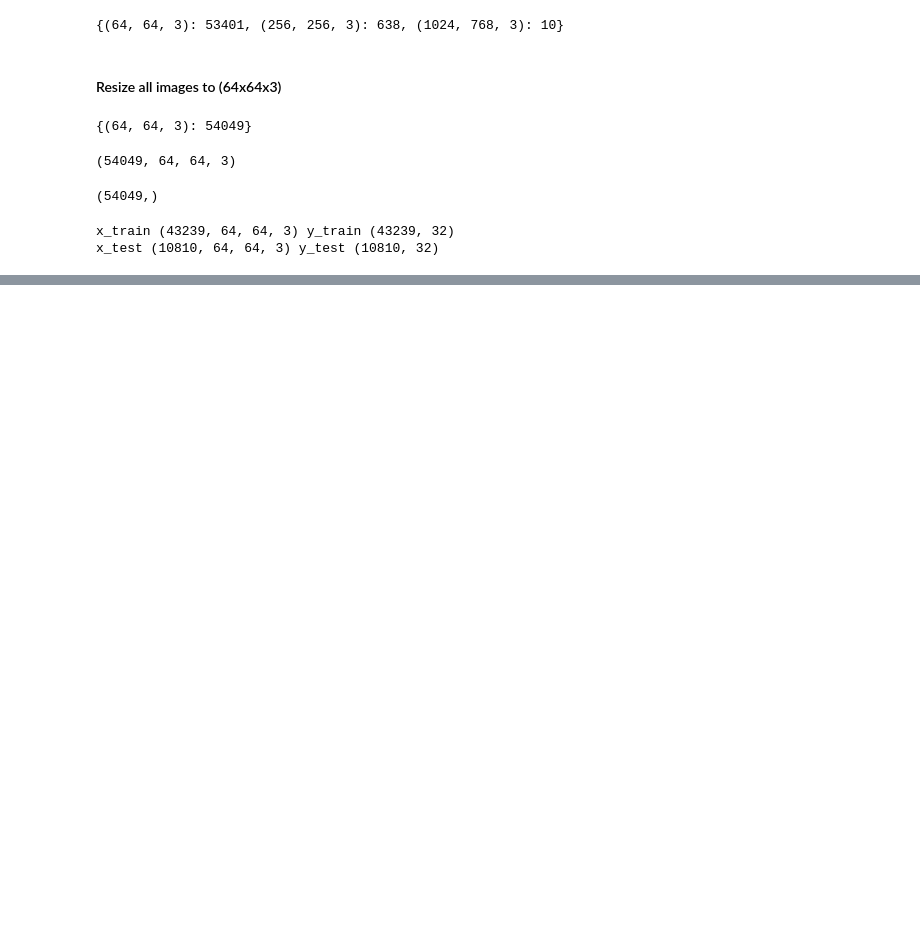
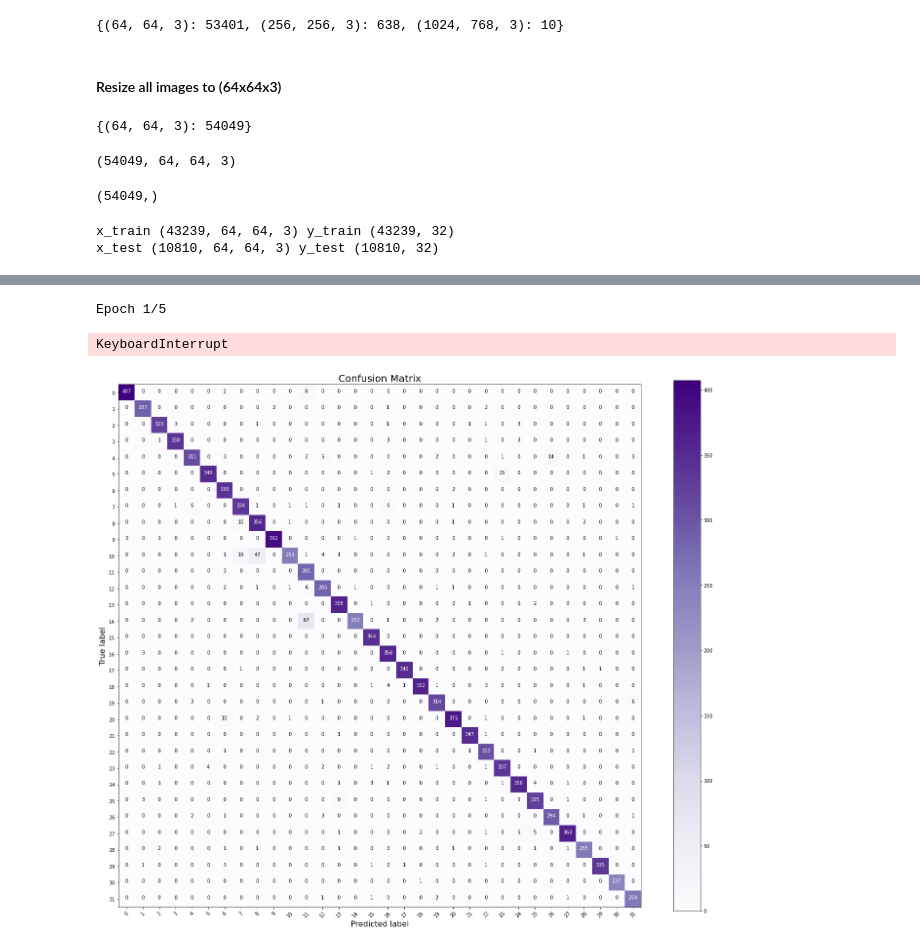
Before and after one commit to taslimamindia/ProjectResNet, a Jupyter notebook: cnn_with_resnet.ipynb, the cells around one changed output, grey strips where cells are left out. Saved outputs shown, nothing was run; the diff lists cells and outputs as text; code cells hidden in the pictures; blank space fills up the shorter version.

```diff
--- a/cnn_with_resnet.ipynb
+++ b/cnn_with_resnet.ipynb
@@ -77,6 +86,7 @@ label_encoder = preprocessing.LabelEncoder()
 y = labels
 # # Encode labels in column 'species'.
 y['Class'] = label_encoder.fit_transform(y['Class'])
+uniq_labels=y["Class"].unique()
 y = y['Class'].to_numpy()
 y.shape
 # %% [output]
@@ -96,5 +112,8 @@ x_test (10810, 64, 64, 3) y_test (10810, 32)
 # %%
 #Initialising ResNet50
-classifier_resnet = ResNet50(input_shape= (64, 64, 3),include_top=False,weights='imagenet')
+# classifier_resnet = ResNet50(input_shape= (64, 64, 3),include_top=False,weights='imagenet')
+
+from tensorflow import keras
+classifier_resnet = keras.models.load_model('model')
 # %%
 #don't train existing weights for resnet50
@@ -113,3 +150,37 @@ model.compile(optimizer='adam', loss='categorical_crossentropy', metrics=['accur
 #fit the model
 #it will take some time to train
 history = model.fit(X_train, y_train, epochs =5, batch_size = 64,validation_data=(X_test,y_test))
+# %% [output]
+Epoch 1/5
+KeyboardInterrupt
+# %%
+def plot_confusion_matrix(y, y_pred):
+    y = np.argmax(y, axis = 1)
+    y_pred = np.argmax(y_pred, axis = 1)
+    cm = confusion_matrix(y, y_pred)
+    plt.figure(figsize = (24, 20))
+    ax = plt.subplot()
+    plt.imshow(cm, interpolation = 'nearest', cmap = plt.cm.Purples)
+    plt.colorbar()
+    plt.title("Confusion Matrix")
+
+    tick_marks = np.arange(len(uniq_labels))
+    plt.xticks(tick_marks, uniq_labels, rotation=45)
+    plt.yticks(tick_marks, uniq_labels)
+    plt.ylabel('True label')
+    plt.xlabel('Predicted label')
+    ax.title.set_fontsize(20)
+    ax.xaxis.label.set_fontsize(16)
+    ax.yaxis.label.set_fontsize(16)
+    limit = cm.max() / 2.
+    for i, j in itertools.product(range(cm.shape[0]), range(cm.shape[1])):
+        plt.text(j, i, format(cm[i, j], 'd'), horizontalalignment = "center",color = "white" if cm[i, j] > limit else "black")
+    plt.show()
+
+from sklearn.metrics import confusion_matrix
+import itertools
+
+y_test_pred = model.predict(X_test, batch_size = 64, verbose = 0)
+plot_confusion_matrix(y_test, y_test_pred)
+# %% [output]
+[figure, added]
```
Also changed, not shown: parts of 8 cells of this notebook.
